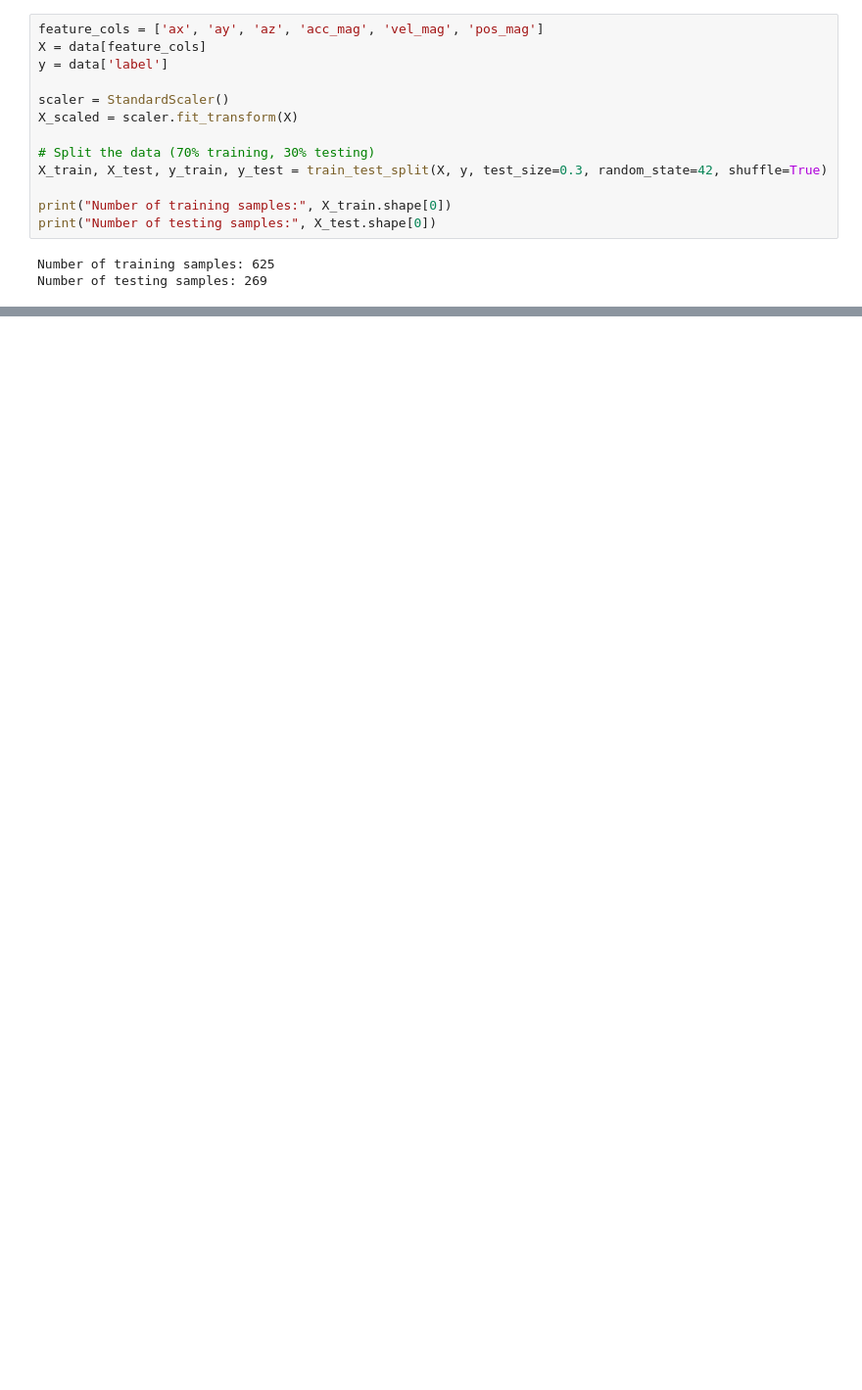
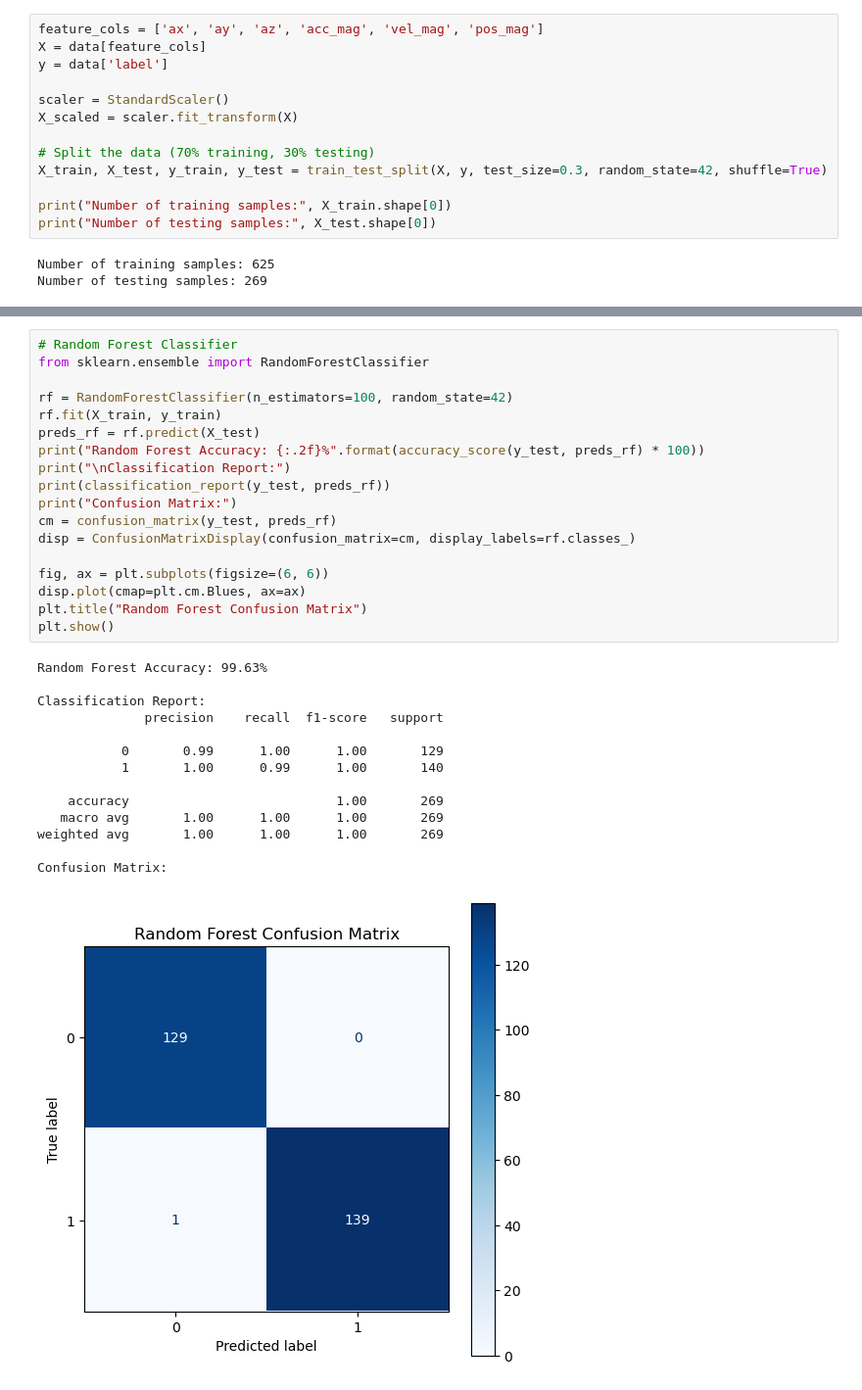
Before and after one commit to pl8n4/microbit-accelerometer-classifier, a Jupyter notebook: analysis.ipynb, the cells around one changed output, grey strips where cells are left out. Shown: that part at 98% size. Saved outputs shown, nothing was run; the diff lists cells and outputs as text; blank space fills up the shorter version.

```diff
--- a/analysis.ipynb
+++ b/analysis.ipynb
@@ -173,0 +157,33 @@ Please also refer to the documentation for alternative solver options:
+# %%
+# Random Forest Classifier
+from sklearn.ensemble import RandomForestClassifier
+
+rf = RandomForestClassifier(n_estimators=100, random_state=42)
+rf.fit(X_train, y_train)
+preds_rf = rf.predict(X_test)
+print("Random Forest Accuracy: {:.2f}%".format(accuracy_score(y_test, preds_rf) * 100))
+print("\nClassification Report:")
+print(classification_report(y_test, preds_rf))
+print("Confusion Matrix:")
+cm = confusion_matrix(y_test, preds_rf)
+disp = ConfusionMatrixDisplay(confusion_matrix=cm, display_labels=rf.classes_)
+
+fig, ax = plt.subplots(figsize=(6, 6))
+disp.plot(cmap=plt.cm.Blues, ax=ax)
+plt.title("Random Forest Confusion Matrix")
+plt.show()
+# %% [output]
+Random Forest Accuracy: 99.63%
+
+Classification Report:
+              precision    recall  f1-score   support
+
+           0       0.99      1.00      1.00       129
+           1       1.00      0.99      1.00       140
+
+    accuracy                           1.00       269
+   macro avg       1.00      1.00      1.00       269
+weighted avg       1.00      1.00      1.00       269
+
+Confusion Matrix:
+[figure, added]
```
Also changed, not shown: parts of 5 cells of this notebook.
